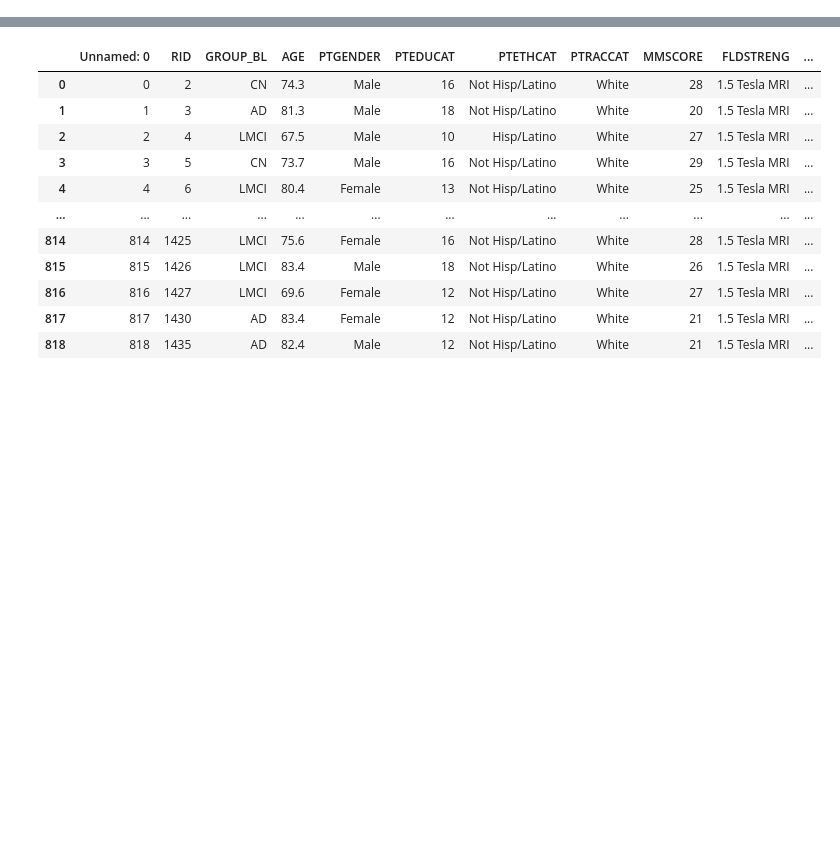
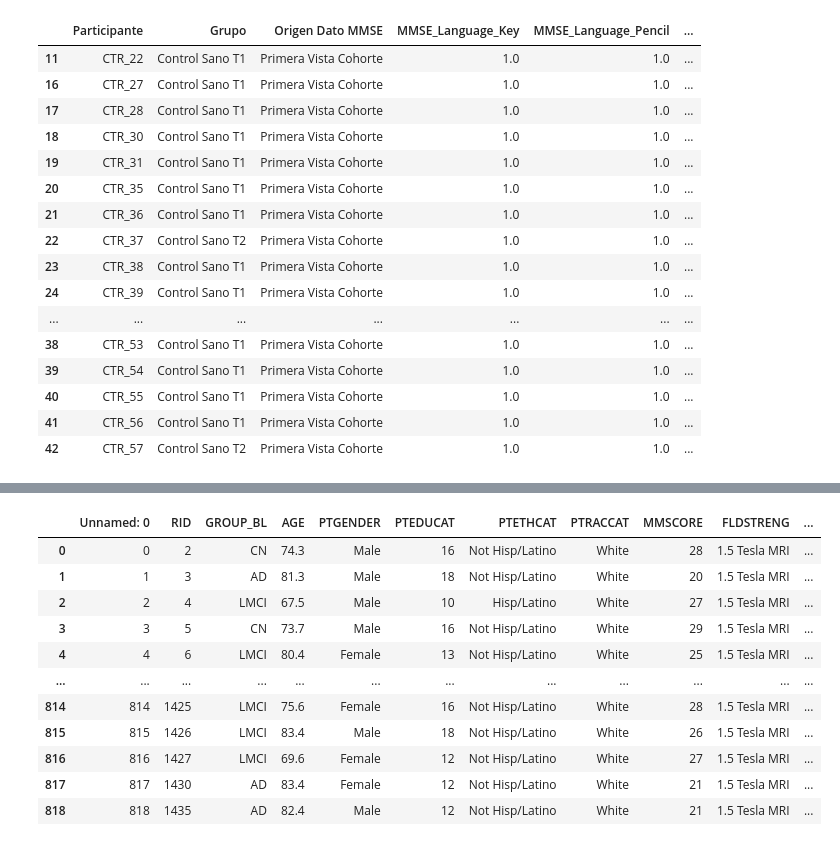
Before and after one commit to Palmitas/proyect-rec-patrones, a Jupyter notebook: cod-proyecto-analisis.ipynb, the cells around one changed output, grey strips where cells are left out. Cells and saved outputs as stored; diff of their text form; code cells hidden in the pictures; blank space fills up the shorter version.

```diff
--- a/cod-proyecto-analisis.ipynb
+++ b/cod-proyecto-analisis.ipynb
@@ -8,0 +30,22 @@ from kneebow.rotor import Rotor
+# %%
+df_inca_demo = pd.read_excel("./INCA-MINIPROJ/MMSE_AVD_Controles_Sanos.xlsx")
+df_inca_demo = df_inca_demo.dropna()
+df_inca_demo
+# %% [output]
+|  | Participante | Grupo | Origen Dato MMSE | MMSE_Language_Key | MMSE_Language_Pencil | ... |
+| 11 | CTR_22 | Control Sano T1 | Primera Vista Cohorte | 1.0 | 1.0 | ... |
+| 16 | CTR_27 | Control Sano T1 | Primera Vista Cohorte | 1.0 | 1.0 | ... |
+| 17 | CTR_28 | Control Sano T1 | Primera Vista Cohorte | 1.0 | 1.0 | ... |
+| 18 | CTR_30 | Control Sano T1 | Primera Vista Cohorte | 1.0 | 1.0 | ... |
+| 19 | CTR_31 | Control Sano T1 | Primera Vista Cohorte | 1.0 | 1.0 | ... |
+| 20 | CTR_35 | Control Sano T1 | Primera Vista Cohorte | 1.0 | 1.0 | ... |
+| 21 | CTR_36 | Control Sano T1 | Primera Vista Cohorte | 1.0 | 1.0 | ... |
+| 22 | CTR_37 | Control Sano T2 | Primera Vista Cohorte | 1.0 | 1.0 | ... |
+| 23 | CTR_38 | Control Sano T1 | Primera Vista Cohorte | 1.0 | 1.0 | ... |
+| 24 | CTR_39 | Control Sano T1 | Primera Vista Cohorte | 1.0 | 1.0 | ... |
+| ... | ... | ... | ... | ... | ... | ... |
+| 38 | CTR_53 | Control Sano T1 | Primera Vista Cohorte | 1.0 | 1.0 | ... |
+| 39 | CTR_54 | Control Sano T1 | Primera Vista Cohorte | 1.0 | 1.0 | ... |
+| 40 | CTR_55 | Control Sano T1 | Primera Vista Cohorte | 1.0 | 1.0 | ... |
+| 41 | CTR_56 | Control Sano T1 | Primera Vista Cohorte | 1.0 | 1.0 | ... |
+| 42 | CTR_57 | Control Sano T2 | Primera Vista Cohorte | 1.0 | 1.0 | ... |
```
Also changed, not shown: parts of 5 cells of this notebook.
